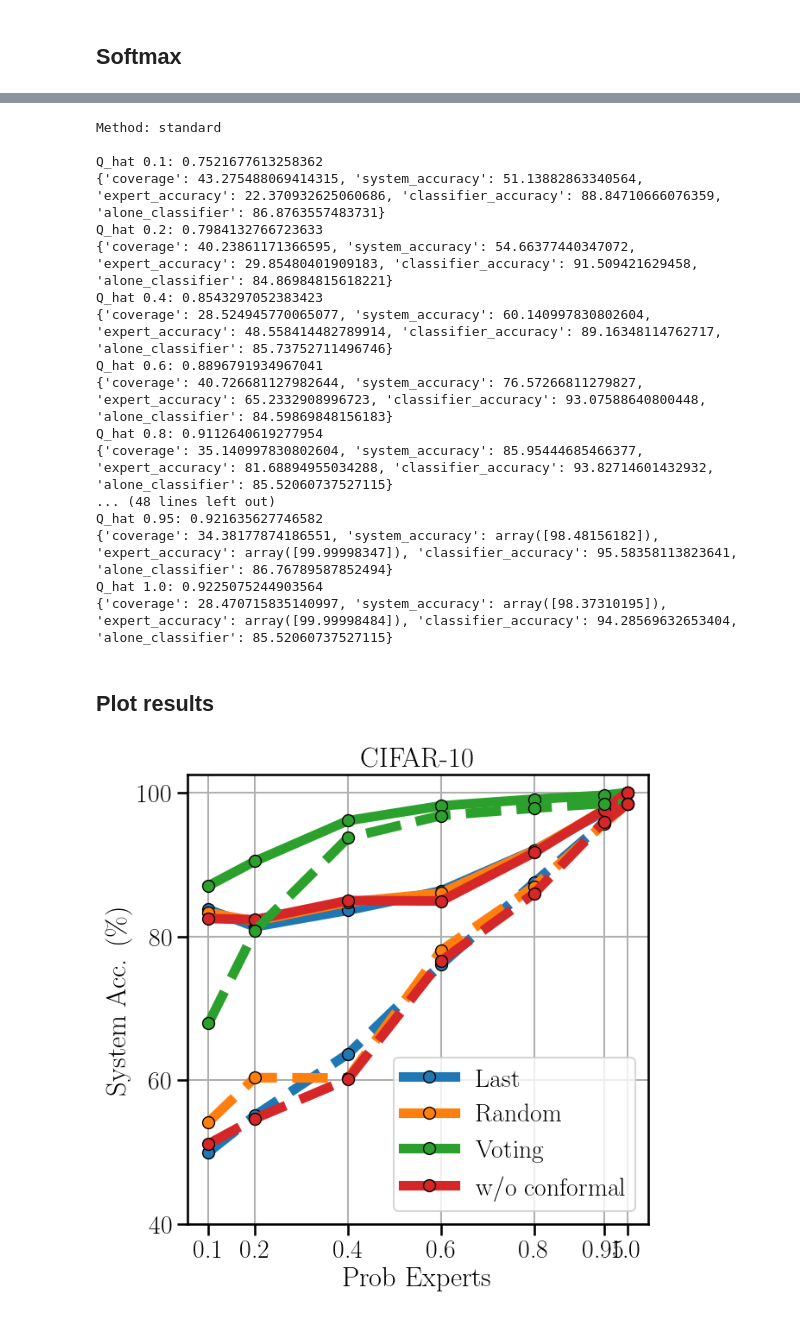
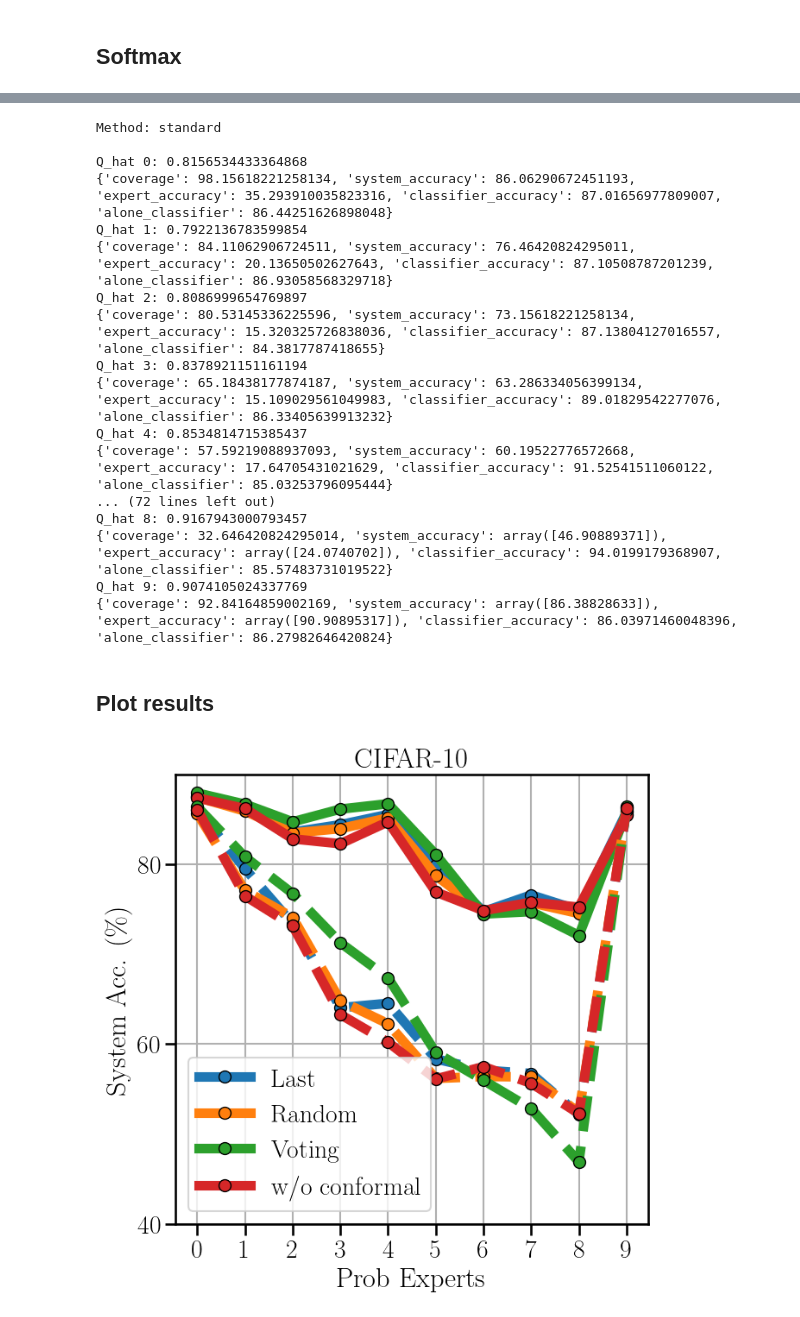
Before and after one commit to rajevv/Multi_L2D, a Jupyter notebook: CIFAR-10/conformal_increase_oracles.ipynb, the cells around one changed output, grey strips where cells are left out. Drawn from its saved outputs; the diff is of its cells as text; code cells hidden in the pictures.

```diff
--- a/CIFAR-10/conformal_increase_oracles.ipynb
+++ b/CIFAR-10/conformal_increase_oracles.ipynb
@@ -272,16 +272,17 @@ confs = []
 exps = []
 true = []
 
-path = "softmax_gradual_overlap/"
+path = "softmax_increase_oracle/"
 n_experts = 10
-p_out = [0.1,0.2,0.4,0.6,0.8,0.95,1.0]
-for p in p_out:
-    model_name = '_p_out_' + str(p)
-    with open(path + 'confidence_multiple_experts' + model_name + '.txt', 'r') as f:
+k_list = np.arange(0,10)
+for k in k_list:
+    model_name = '_k_' + str(k)
+    seed_name = 'seed_' + str(seed)
+    with open(path + 'confidence_multiple_experts' + model_name + seed_name + '.txt', 'r') as f:
         conf = json.loads(json.load(f))
-    with open(path + 'expert_predictions_multiple_experts' + model_name + '.txt', 'r') as f:
+    with open(path + 'expert_predictions_multiple_experts' + model_name + seed_name + '.txt', 'r') as f:
         exp_pred = json.loads(json.load(f))
-    with open(path + 'true_label_multiple_experts' + model_name + '.txt', 'r') as f:
+    with open(path + 'true_label_multiple_experts' + model_name + seed_name + '.txt', 'r') as f:
         true_label = json.loads(json.load(f))
     true.append(true_label['test'])
     exps.append(exp_pred['test'])
@@ -316,7 +320,7 @@ method_dict_softmax = {"standard": [],
 for method in method_list_softmax:
 
     print("Method: {}\n".format(method))
-    for i, p in enumerate(p_out):
+    for i, k in enumerate(k_list):
         # =============
         # = Get Probs =
         # =============
@@ -374,7 +378,7 @@ for method in method_list_softmax:
         n_quantile = r.sum()
         qhat = torch.quantile(scores, np.ceil((n_quantile + 1) * (1 - alpha)) / n_quantile, interpolation="higher")
 
-        print("Q_hat {}: {}".format(p, qhat))
+        print("Q_hat {}: {}".format(k, qhat))
 
 
         # =============
@@ -469,21 +473,21 @@ for method in method_list_softmax:
 # %% [output]
 Method: standard
 
-Q_hat 0.1: 0.7521677613258362
-{'coverage': 43.275488069414315, 'system_accuracy': 51.13882863340564, 'expert_accuracy': 22.370932625060686, 'classifier_accuracy': 88.84710666076359, 'alone_classifier': 86.8763557483731}
-Q_hat 0.2: 0.7984132766723633
-{'coverage': 40.23861171366595, 'system_accuracy': 54.66377440347072, 'expert_accuracy': 29.85480401909183, 'classifier_accuracy': 91.509421629458, 'alone_classifier': 84.86984815618221}
-Q_hat 0.4: 0.8543297052383423
-{'coverage': 28.524945770065077, 'system_accuracy': 60.140997830802604, 'expert_accuracy': 48.558414482789914, 'classifier_accuracy': 89.16348114762717, 'alone_classifier': 85.73752711496746}
-Q_hat 0.6: 0.8896791934967041
-{'coverage': 40.726681127982644, 'system_accuracy': 76.57266811279827, 'expert_accuracy': 65.2332908996723, 'classifier_accuracy': 93.07588640800448, 'alone_classifier': 84.59869848156183}
-Q_hat 0.8: 0.9112640619277954
-{'coverage': 35.140997830802604, 'system_accuracy': 85.95444685466377, 'expert_accuracy': 81.68894955034288, 'classifier_accuracy': 93.82714601432932, 'alone_classifier': 85.52060737527115}
-... (48 lines left out)
-Q_hat 0.95: 0.921635627746582
-{'coverage': 34.38177874186551, 'system_accuracy': array([98.48156182]), 'expert_accuracy': array([99.99998347]), 'classifier_accuracy': 95.58358113823641, 'alone_classifier': 86.76789587852494}
-Q_hat 1.0: 0.9225075244903564
-{'coverage': 28.470715835140997, 'system_accuracy': array([98.37310195]), 'expert_accuracy': array([99.99998484]), 'classifier_accuracy': 94.28569632653404, 'alone_classifier': 85.52060737527115}
+Q_hat 0: 0.8156534433364868
+{'coverage': 98.15618221258134, 'system_accuracy': 86.06290672451193, 'expert_accuracy': 35.293910035823316, 'classifier_accuracy': 87.01656977809007, 'alone_classifier': 86.44251626898048}
+Q_hat 1: 0.7922136783599854
+{'coverage': 84.11062906724511, 'system_accuracy': 76.46420824295011, 'expert_accuracy': 20.13650502627643, 'classifier_accuracy': 87.10508787201239, 'alone_classifier': 86.93058568329718}
+Q_hat 2: 0.8086999654769897
+{'coverage': 80.53145336225596, 'system_accuracy': 73.15618221258134, 'expert_accuracy': 15.320325726838036, 'classifier_accuracy': 87.13804127016557, 'alone_classifier': 84.3817787418655}
+Q_hat 3: 0.8378921151161194
+{'coverage': 65.18438177874187, 'system_accuracy': 63.286334056399134, 'expert_accuracy': 15.109029561049983, 'classifier_accuracy': 89.01829542277076, 'alone_classifier': 86.33405639913232}
+Q_hat 4: 0.8534814715385437
+{'coverage': 57.59219088937093, 'system_accuracy': 60.19522776572668, 'expert_accuracy': 17.64705431021629, 'classifier_accuracy': 91.52541511060122, 'alone_classifier': 85.03253796095444}
+... (72 lines left out)
+Q_hat 8: 0.9167943000793457
+{'coverage': 32.646420824295014, 'system_accuracy': array([46.90889371]), 'expert_accuracy': array([24.0740702]), 'classifier_accuracy': 94.0199179368907, 'alone_classifier': 85.57483731019522}
+Q_hat 9: 0.9074105024337769
+{'coverage': 92.84164859002169, 'system_accuracy': array([86.38828633]), 'expert_accuracy': array([90.90895317]), 'classifier_accuracy': 86.03971460048396, 'alone_classifier': 86.27982646420824}
 # %% [markdown]
 ## Plot results
 # %%
@@ -506,46 +510,46 @@ plot_args = {"marker": "o",
 sns.set_context("talk", font_scale=1.3)
 fig_size = (7,7)
 # %%
-p_out = [0.1,0.2,0.4,0.6,0.8,0.95,1.0]
+k_list = np.arange(0,10)
 
 
 # OvA ===
 sys_acc_standard_ova = np.array([method_d["system_accuracy"] for method_d in method_dict_ova["standard"]])
 sys_acc_last_ova = np.array([method_d["system_accuracy"] for method_d in method_dict_ova["last"]])
 sys_acc_random_ova = np.array([method_d["system_accuracy"] for method_d in method_dict_ova["random"]])
 sys_acc_voting_ova = np.array([method_d["system_accuracy"] for method_d in method_dict_ova["voting"]])
 
 # Softmax ===
 sys_acc_standard_softmax = np.array([method_d["system_accuracy"] for method_d in method_dict_softmax["standard"]])
 sys_acc_last_softmax = np.array([method_d["system_accuracy"] for method_d in method_dict_softmax["last"]])
 sys_acc_random_softmax = np.array([method_d["system_accuracy"] for method_d in method_dict_softmax["random"]])
 sys_acc_voting_softmax = np.array([method_d["system_accuracy"] for method_d in method_dict_softmax["voting"]])
 
 
 f, ax = plt.subplots(1, 1, figsize=fig_size)
 # OvA ===
-ax.plot(p_out, sys_acc_last_ova, "-", label=r"Last", color=cm(0), **plot_args)
-ax.plot(p_out, sys_acc_random_ova, "-", label=r"Random", color=cm(1), **plot_args)
-ax.plot(p_out, sys_acc_voting_ova, "-", label=r"Voting", color=cm(2), **plot_args)
-ax.plot(p_out, sys_acc_standard_ova, "-", label=r"w/o conformal", color=cm(3), **plot_args)
+ax.plot(k_list, sys_acc_last_ova, "-", label=r"Last", color=cm(0), **plot_args)
+ax.plot(k_list, sys_acc_random_ova, "-", label=r"Random", color=cm(1), **plot_args)
+ax.plot(k_list, sys_acc_voting_ova, "-", label=r"Voting", color=cm(2), **plot_args)
+ax.plot(k_list, sys_acc_standard_ova, "-", label=r"w/o conformal", color=cm(3), **plot_args)
 
 # Softmax ===
-ax.plot(p_out, sys_acc_last_softmax, "--", color=cm(0), **plot_args)
-ax.plot(p_out, sys_acc_random_softmax, "--", color=cm(1), **plot_args)
-ax.plot(p_out, sys_acc_voting_softmax, "--", color=cm(2), **plot_args)
-ax.plot(p_out, sys_acc_standard_softmax, "--", color=cm(3), **plot_args)
+ax.plot(k_list, sys_acc_last_softmax, "--", color=cm(0), **plot_args)
+ax.plot(k_list, sys_acc_random_softmax, "--", color=cm(1), **plot_args)
+ax.plot(k_list, sys_acc_voting_softmax, "--", color=cm(2), **plot_args)
+ax.plot(k_list, sys_acc_standard_softmax, "--", color=cm(3), **plot_args)
 
-plt.xticks(p_out, p_out)
+plt.xticks(k_list, k_list)
 plt.yticks(list(plt.yticks()[0])[::2])
 plt.ylabel(r'System Acc. ($\%$)')
 plt.xlabel(r'Prob Experts')
 plt.title(r"CIFAR-10")
 plt.legend(loc="best")
 plt.grid()
 f.set_tight_layout(True)
 plt.legend()
 
-plt.savefig("system_acc_gradual_overlap.pdf")
+plt.savefig("system_acc_increase_oracles.pdf")
 # %% [output]
-[figure, old version]
+[figure, new version]
 # %%
```
Also changed, not shown: parts of 6 cells of this notebook.
